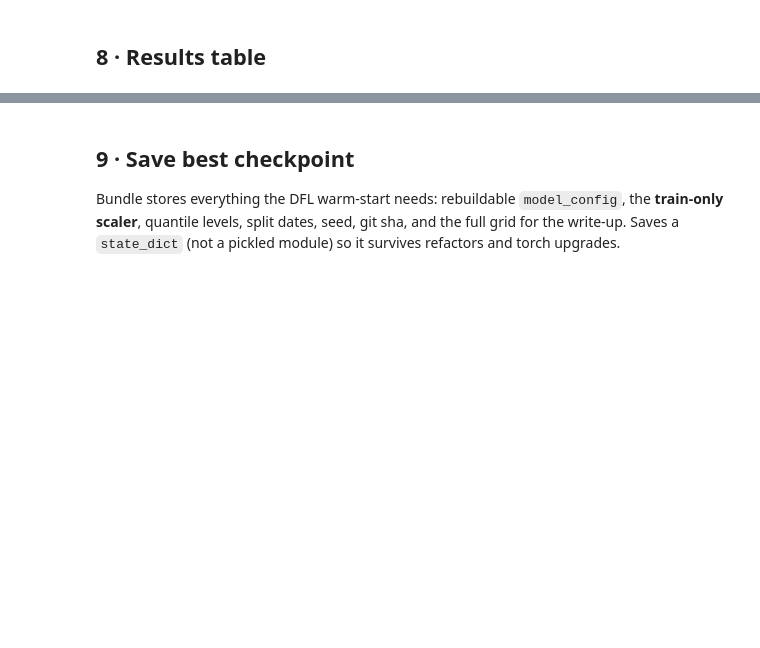
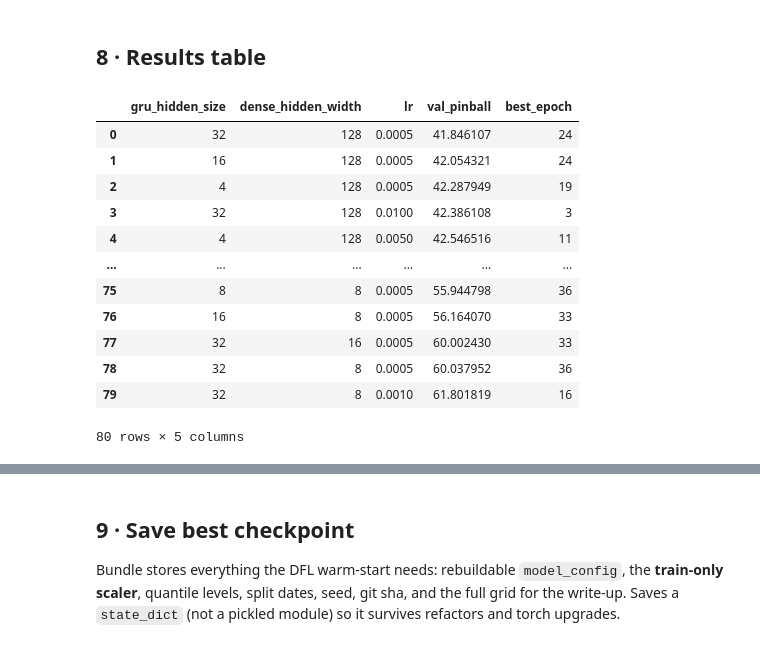
Before and after one commit to ahod75/diss_bess, a Jupyter notebook: 4_forecasting/tune_baseline(collab version).ipynb, the cells around one changed output, grey strips where cells are left out. Drawn from its saved outputs; the diff is of its cells as text; code cells hidden in the pictures; blank space fills up the shorter version.

```diff
--- a/4_forecasting/tune_baseline(collab version).ipynb
+++ b/4_forecasting/tune_baseline(collab version).ipynb
@@ -303,5 +308,21 @@ sweep done in 1132s | best val 52.0824 with {'gru_hidden_size': 32, 'dense_hidde
 # %% [markdown]
 ## 8 · Results table
+# %%
+res_df
+# %% [output]
+|  | gru_hidden_size | dense_hidden_width | lr | val_pinball | best_epoch |
+| 0 | 32 | 128 | 0.0005 | 41.846107 | 24 |
+| 1 | 16 | 128 | 0.0005 | 42.054321 | 24 |
+| 2 | 4 | 128 | 0.0005 | 42.287949 | 19 |
+| 3 | 32 | 128 | 0.0100 | 42.386108 | 3 |
+| 4 | 4 | 128 | 0.0050 | 42.546516 | 11 |
+| ... | ... | ... | ... | ... | ... |
+| 75 | 8 | 8 | 0.0005 | 55.944798 | 36 |
+| 76 | 16 | 8 | 0.0005 | 56.164070 | 33 |
+| 77 | 32 | 16 | 0.0005 | 60.002430 | 33 |
+| 78 | 32 | 8 | 0.0005 | 60.037952 | 36 |
+| 79 | 32 | 8 | 0.0010 | 61.801819 | 16 |
+80 rows × 5 columns
 # %%
 res_df = pd.DataFrame(results).sort_values("val_pinball").reset_index(drop=True)
 res_df
```
Also changed, not shown: parts of 14 cells of this notebook, 51 other files.
